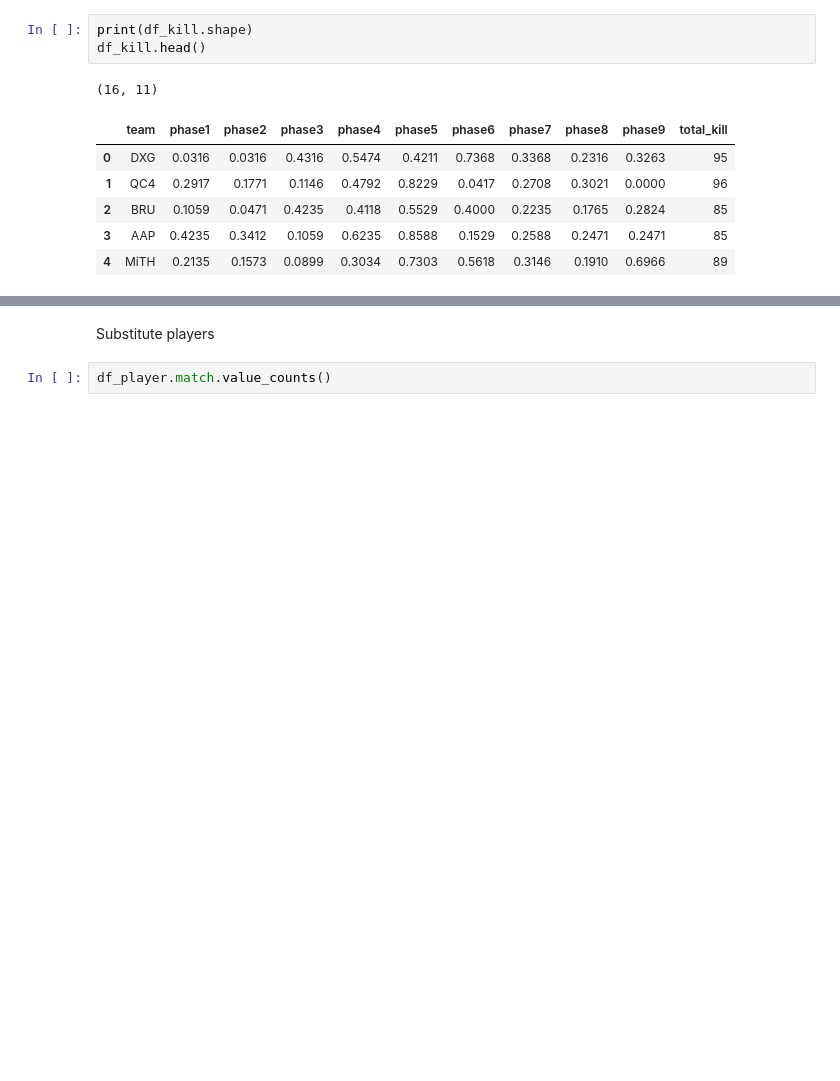
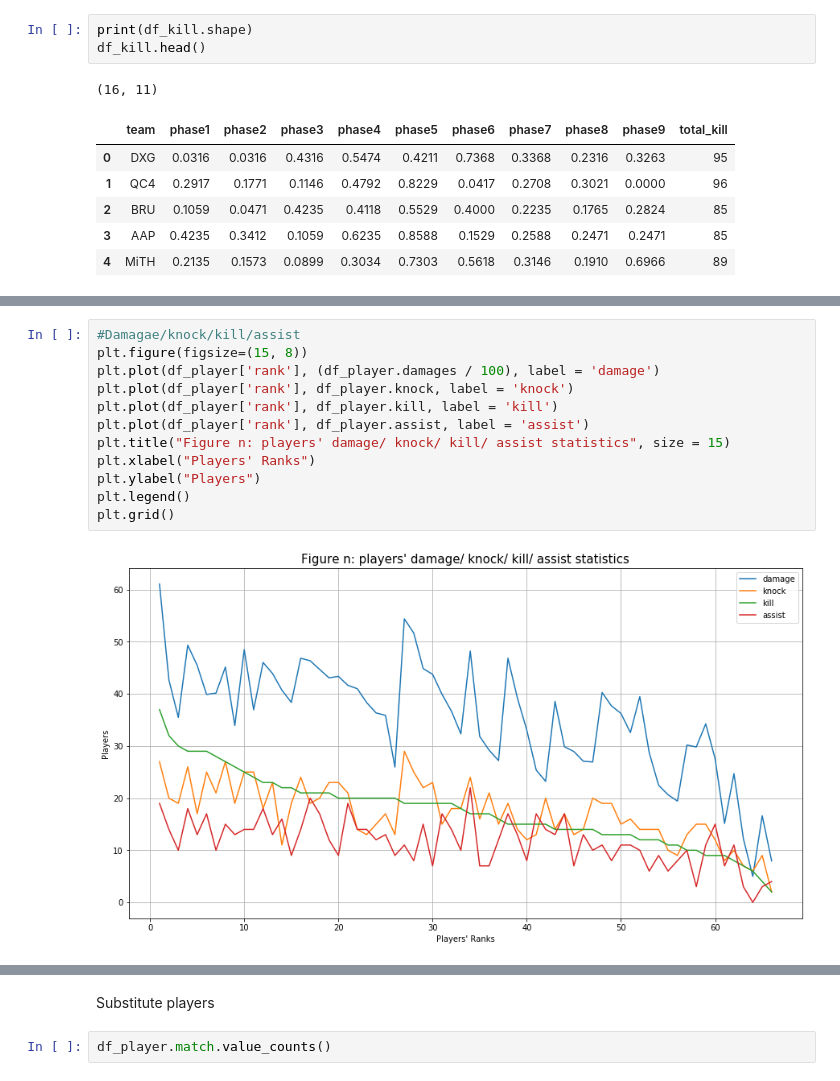
Before and after one commit to chilam27/PUBG_Player_Role_Analysis, a Jupyter notebook: P05_EDA.ipynb, the cells around one changed output, grey strips where cells are left out. Saved outputs shown, nothing was run; the diff lists cells and outputs as text; blank space fills up the shorter version.

```diff
--- a/P05_EDA.ipynb
+++ b/P05_EDA.ipynb
@@ -135,0 +67,14 @@ plt.show()
+# %%
+#Damagae/knock/kill/assist
+plt.figure(figsize=(15, 8))
+plt.plot(df_player['rank'], (df_player.damages / 100), label = 'damage')
+plt.plot(df_player['rank'], df_player.knock, label = 'knock')
+plt.plot(df_player['rank'], df_player.kill, label = 'kill')
+plt.plot(df_player['rank'], df_player.assist, label = 'assist')
+plt.title("Figure n: players' damage/ knock/ kill/ assist statistics", size = 15)
+plt.xlabel("Players' Ranks")
+plt.ylabel("Players")
+plt.legend()
+plt.grid()
+# %% [output]
+[figure, added]
```
Also changed, not shown: parts of 23 cells of this notebook, 1 other file.
